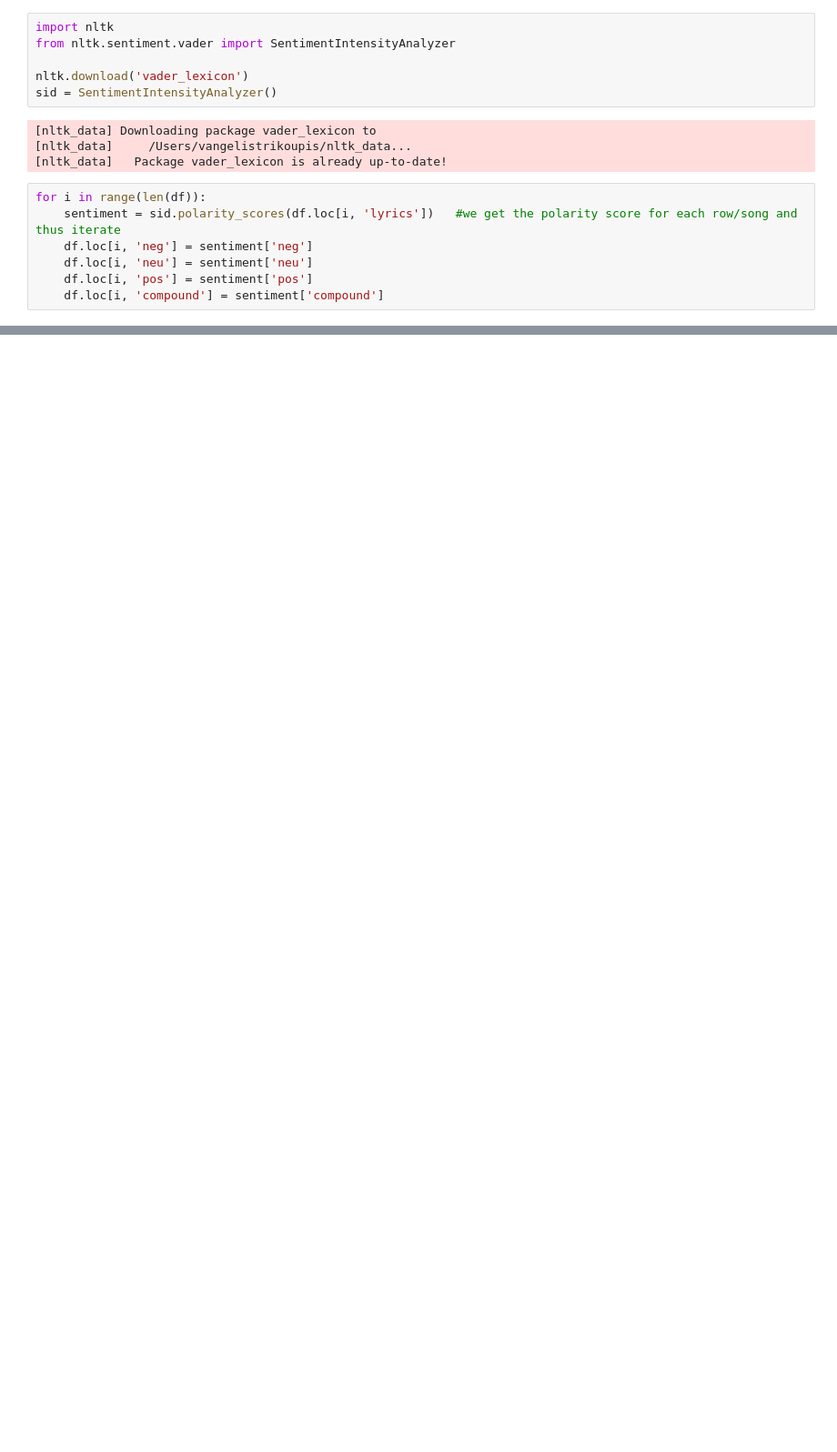
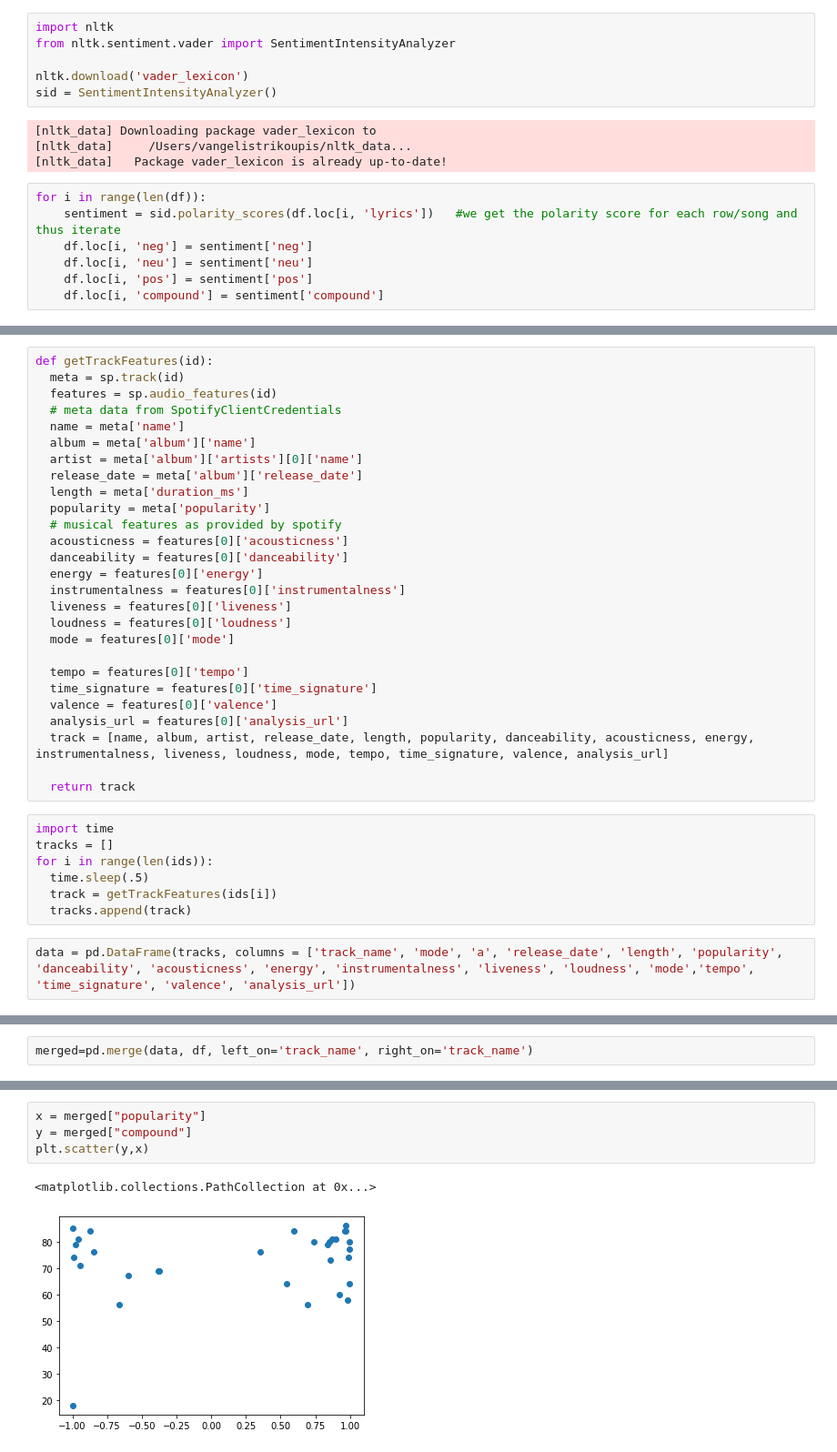
Before and after one commit to vtrikoupis/lyric-sentiment-prediction, a Jupyter notebook: main.ipynb, the cells around one changed output, grey strips where cells are left out. Shown at 91% size. Drawn from its saved outputs; the diff is of its cells as text; blank space fills up the shorter version.

```diff
--- a/main.ipynb
+++ b/main.ipynb
@@ -190,0 +210,36 @@ for i in range(len(df)):
+# %%
+def getTrackFeatures(id):
+  meta = sp.track(id)
+  features = sp.audio_features(id)
+  # meta data from SpotifyClientCredentials
+  name = meta['name']
+  album = meta['album']['name']
+  artist = meta['album']['artists'][0]['name']
+  release_date = meta['album']['release_date']
+  length = meta['duration_ms']
+  popularity = meta['popularity']
+  # musical features as provided by spotify
+  acousticness = features[0]['acousticness']
+  danceability = features[0]['danceability']
+  energy = features[0]['energy']
+  instrumentalness = features[0]['instrumentalness']
+  liveness = features[0]['liveness']
+  loudness = features[0]['loudness']
+  mode = features[0]['mode']
+
+  tempo = features[0]['tempo']
+  time_signature = features[0]['time_signature']
+  valence = features[0]['valence']
+  analysis_url = features[0]['analysis_url']
+  track = [name, album, artist, release_date, length, popularity, danceability, acousticness, energy, instrumentalness, liveness, loudness, mode, tempo, time_signature, valence, analysis_url]
+
+  return track
+# %%
+import time
+tracks = []
+for i in range(len(ids)):
+  time.sleep(.5)
+  track = getTrackFeatures(ids[i])
+  tracks.append(track)
+# %%
+data = pd.DataFrame(tracks, columns = ['track_name', 'mode', 'a', 'release_date', 'length', 'popularity', 'danceability', 'acousticness', 'energy', 'instrumentalness', 'liveness', 'loudness', 'mode','tempo', 'time_signature', 'valence', 'analysis_url'])
@@ -190,0 +249,2 @@ for i in range(len(df)):
+# %%
+merged=pd.merge(data, df, left_on='track_name', right_on='track_name')
@@ -190,0 +274,7 @@ for i in range(len(df)):
+# %%
+x = merged["popularity"]
+y = merged["compound"]
+plt.scatter(y,x)
+# %% [output]
+<matplotlib.collections.PathCollection at 0x...>
+[figure, added]
```
Also changed, not shown: parts of 7 cells of this notebook, 1 other file.
